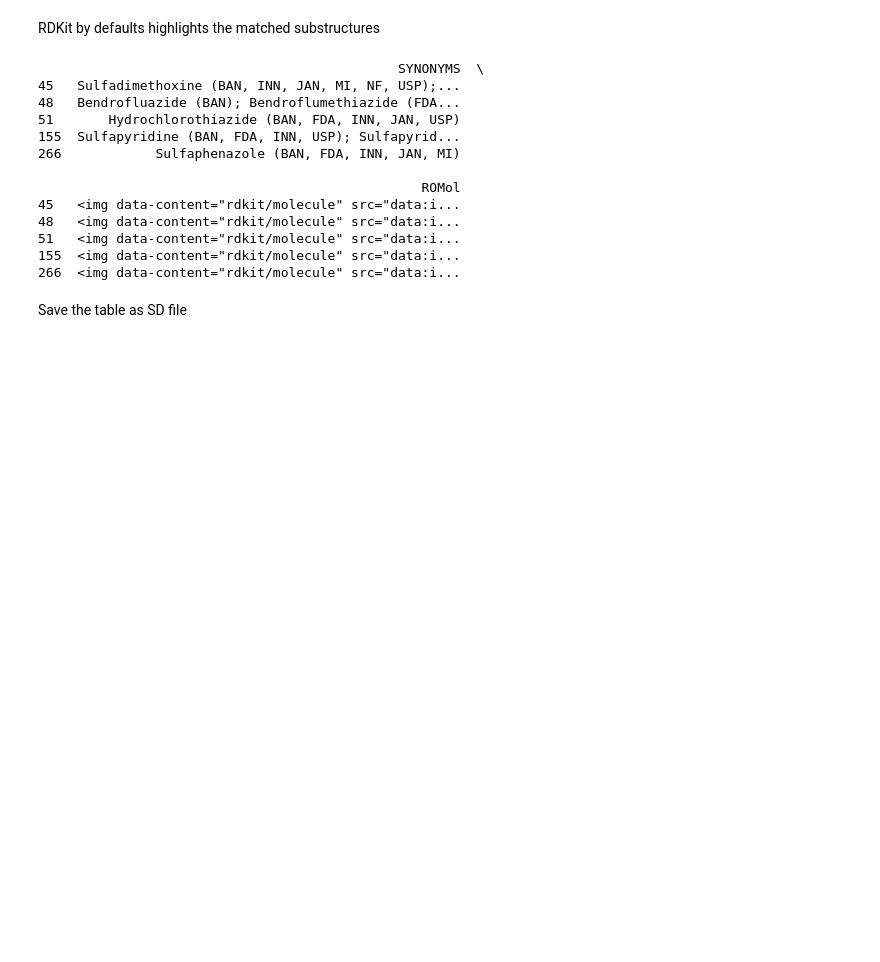
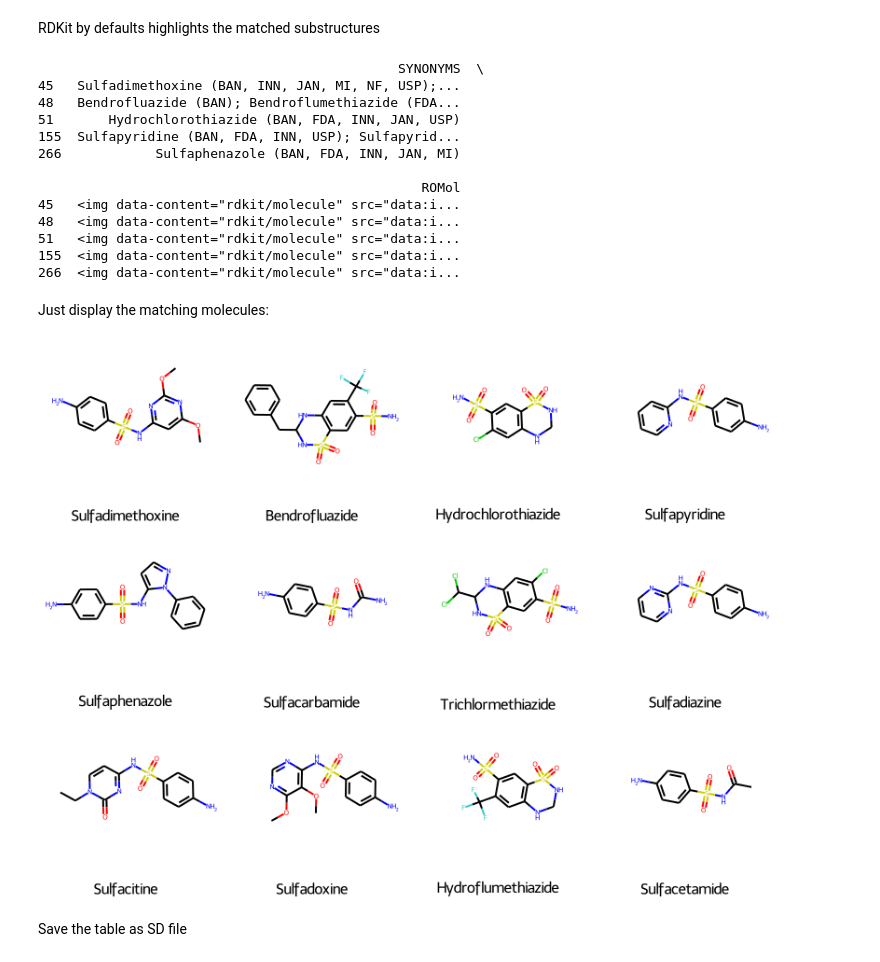
Before and after one commit to rdkit/rdkit-tutorials, a Jupyter notebook: notebooks/004_RDKit_pandas_support.ipynb, the cells around one changed output. Saved outputs shown, nothing was run; the diff lists cells and outputs as text; code cells hidden in the pictures; blank space fills up the shorter version.

```diff
--- a/notebooks/004_RDKit_pandas_support.ipynb
+++ b/notebooks/004_RDKit_pandas_support.ipynb
@@ -125,6 +128,12 @@ df[df['ROMol'] >= query][['SYNONYMS', 'ROMol']].head()
 51   <img data-content="rdkit/molecule" src="data:i...
 155  <img data-content="rdkit/molecule" src="data:i...
 266  <img data-content="rdkit/molecule" src="data:i...
+# %% [markdown]
+Just display the matching molecules:
+# %%
+PandasTools.FrameToGridImage(df[df['ROMol'] >= query].head(12), legendsCol='name', molsPerRow=4)
+# %% [output]
+[figure, added]
 # %% [markdown]
 Save the table as SD file
 # %%
```
Also changed, not shown: parts of 2 cells of this notebook, 2 other files.
